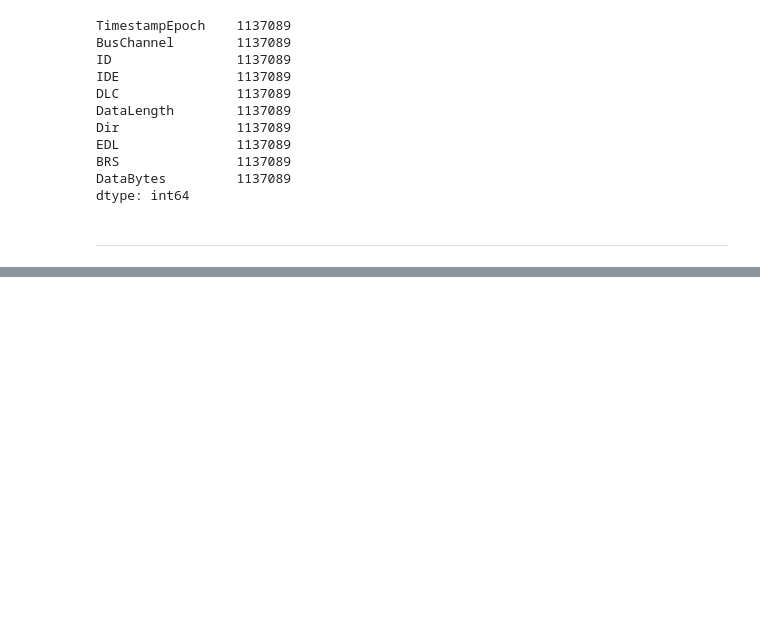
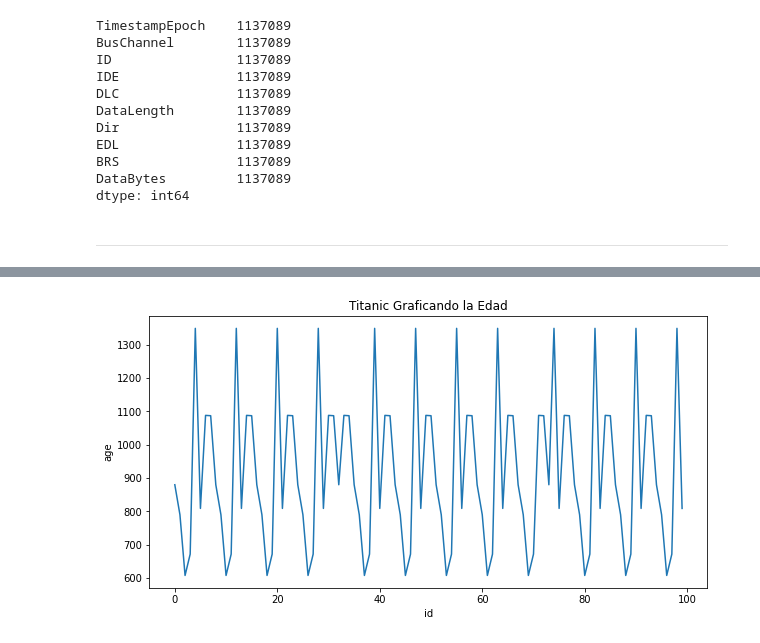
Before and after one commit to PabloT30/vehicle-testing, a Jupyter notebook: CAN_Analysis_KIA_Sportage_2015.ipynb, the cells around one changed output, grey strips where cells are left out. Saved outputs shown, nothing was run; the diff lists cells and outputs as text; code cells hidden in the pictures; blank space fills up the shorter version.

```diff
--- a/CAN_Analysis_KIA_Sportage_2015.ipynb
+++ b/CAN_Analysis_KIA_Sportage_2015.ipynb
@@ -237,0 +238,5 @@ can_bus_data.head(5)
+# %%
+# todo convert to unix epoch/timestamp to datetime format.
+can_bus_data['time_stamp'] = pd.to_datetime(can_bus_data['time_stamp_epoch'],
+                                   unit='s',  # s (D,s,ms,us,ns)
+                                   utc=True)
@@ -237,0 +245,6 @@ can_bus_data.head(5)
+# %%
+can_bus_data['time_stamp'] = can_bus_data['time_stamp'].dt.tz_convert('America/Bogota')
+# %%
+can_bus_data.drop(columns=['time_stamp_epoch'], inplace=True)
+# %%
+can_bus_data['can_id'] = can_bus_data['can_id'].apply(int, base=16)
@@ -262,0 +277,9 @@ Name: time_stamp, Length: 1137089, dtype: datetime64[ns]
+# %%
+plt.figure(figsize=(10,5))
+plt.plot(can['can_id'][0:100])
+plt.title('Titanic Graficando la Edad')
+plt.xlabel('id')
+plt.ylabel('age')
+plt.show()
+# %% [output]
+[figure, added]
```
Also changed, not shown: parts of 11 cells of this notebook.
